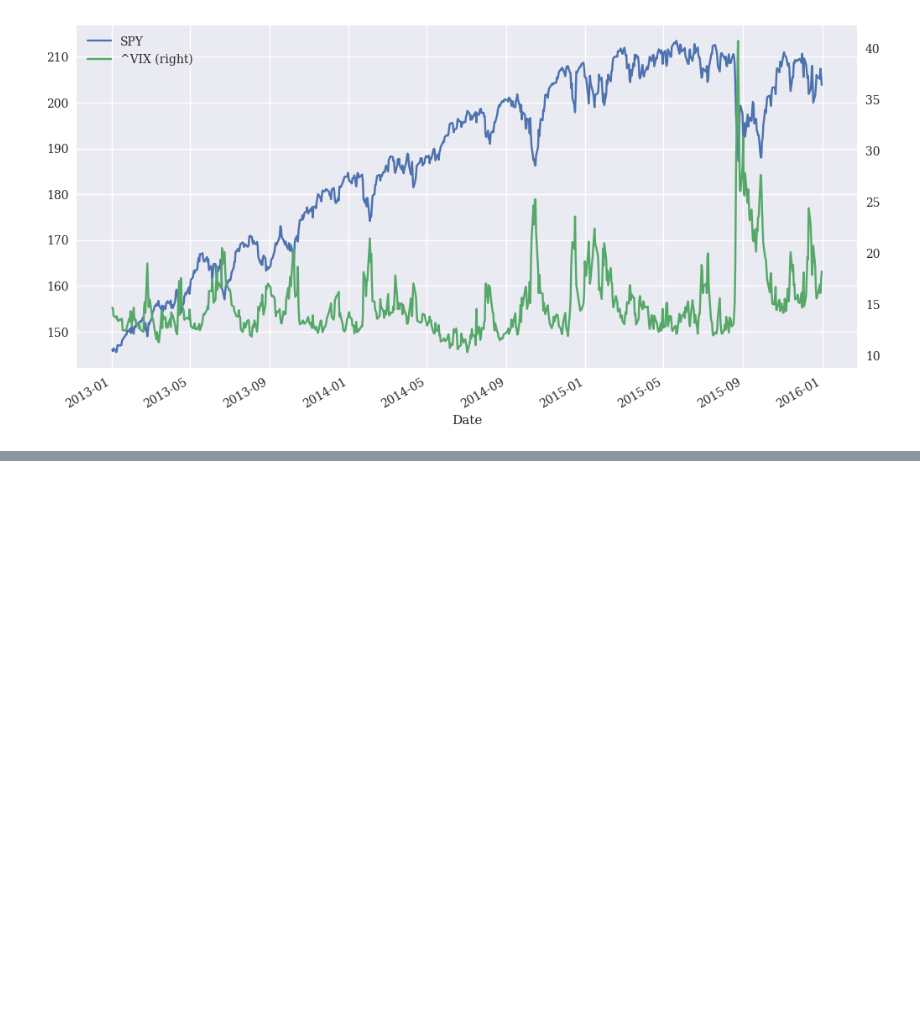
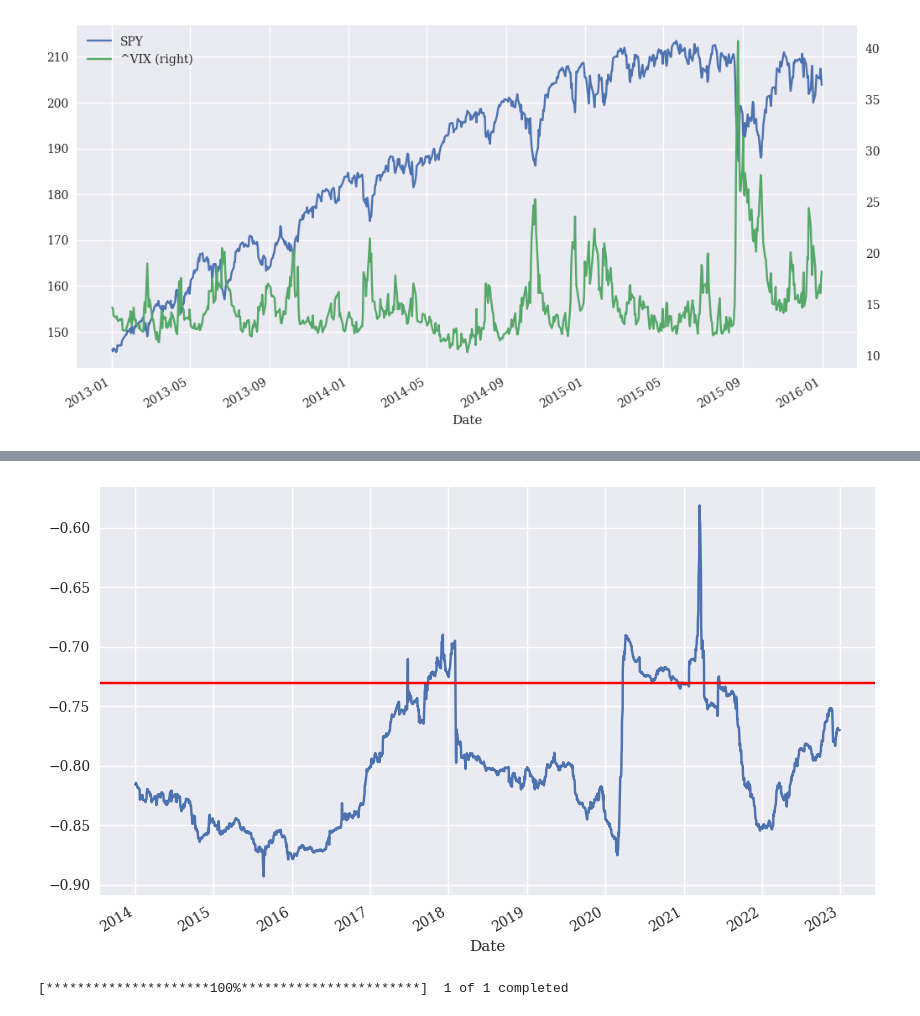
Before and after one commit to MartinKasak/Python_Finance_Numpy_Pandas, a Jupyter notebook: Python Finance.ipynb, the cells around one changed output, grey strips where cells are left out. Saved outputs shown, nothing was run; the diff lists cells and outputs as text; code cells hidden in the pictures; blank space fills up the shorter version.

```diff
--- a/Python Finance.ipynb
+++ b/Python Finance.ipynb
@@ -292,0 +353,12 @@ df_multiple_symbols.loc[:"2015-12-31"].plot(secondary_y="^VIX", figsize=(12, 6))
+# %%
+regression = rets['SPY'].rolling(window=252).corr(rets['^VIX']).plot(figsize=(10, 6))
+regression.axhline(rets.corr().iloc[0, 1], c='r');
+# %% [output]
+[figure, added]
+# %%
+#vaatame eurodollarit ja loome selle jaoks nn "mid" väärtuse
+#valuutad enamasti ei ole väga kõikuvad ja selleks see sobib, ühik on EURODOLLAR
+symbols_multiple =  "EURUSD=X"
+df_multiple_symbols = yf.download(symbols_multiple, start="2023-06-06", end="2023-07-07", interval="5m")
+# %% [output]
+[*********************100%***********************]  1 of 1 completed
```
Also changed, not shown: parts of 15 cells of this notebook.
